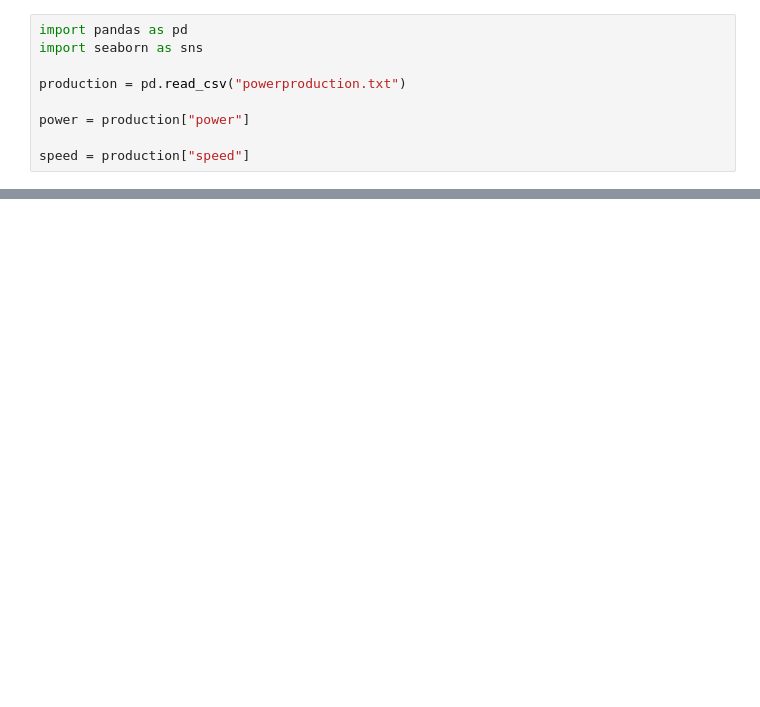
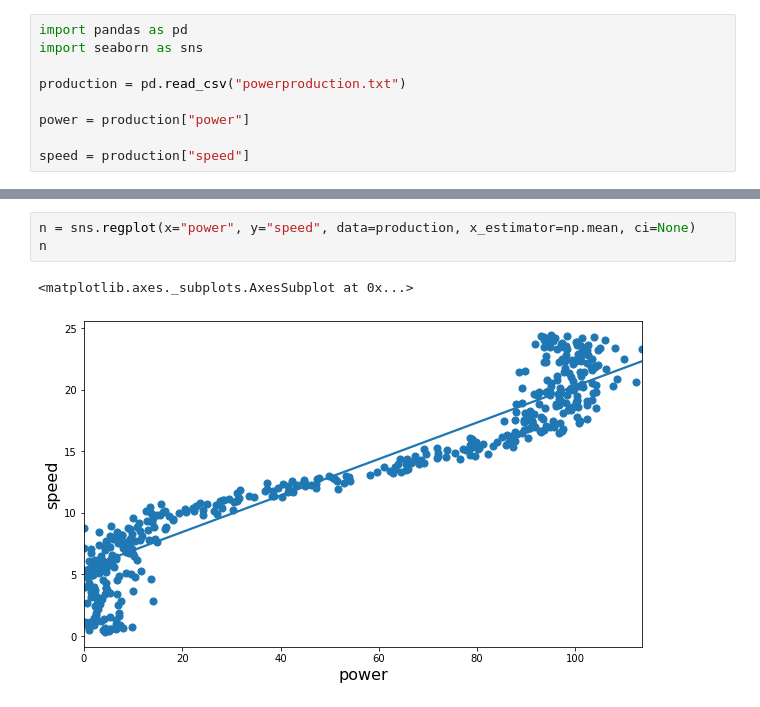
Before and after one commit to PJFinnerty/Project-2020-52446, a Jupyter notebook: Project-2020-PeterFinnerty.ipynb, the cells around one changed output, grey strips where cells are left out. Drawn from its saved outputs; the diff is of its cells as text; blank space fills up the shorter version.

```diff
--- a/Project-2020-PeterFinnerty.ipynb
+++ b/Project-2020-PeterFinnerty.ipynb
@@ -216,0 +249,6 @@ sns.scatterplot(power, speed)
+# %%
+n = sns.regplot(x="power", y="speed", data=production, x_estimator=np.mean, ci=None)
+n
+# %% [output]
+<matplotlib.axes._subplots.AxesSubplot at 0x...>
+[figure, added]
```
Also changed, not shown: parts of 16 cells of this notebook.
